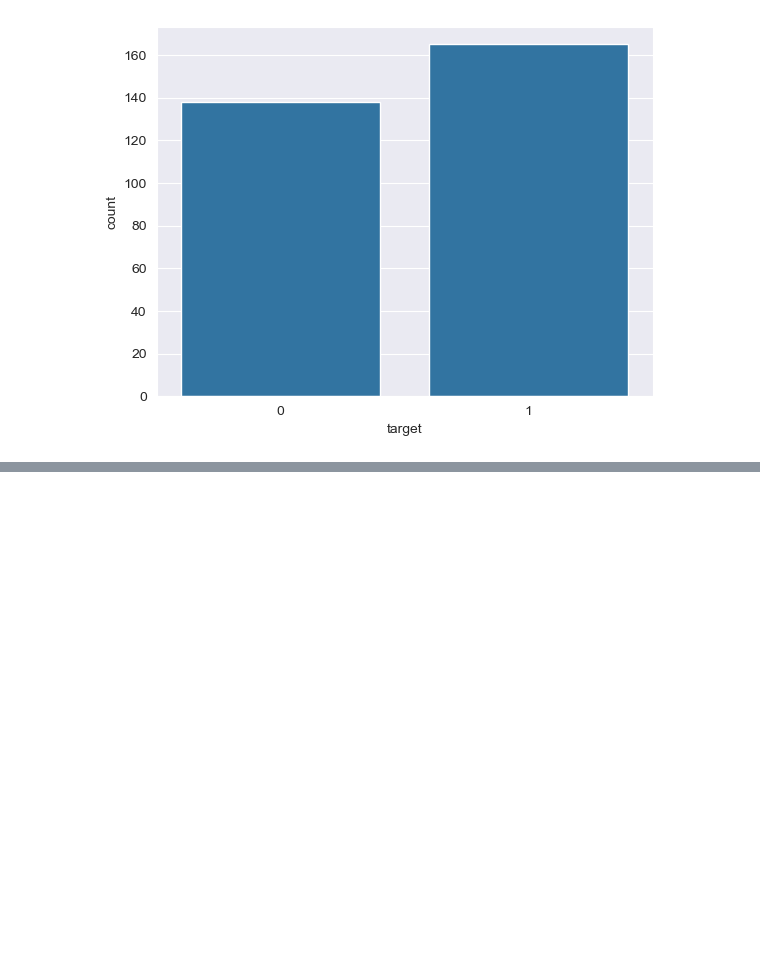
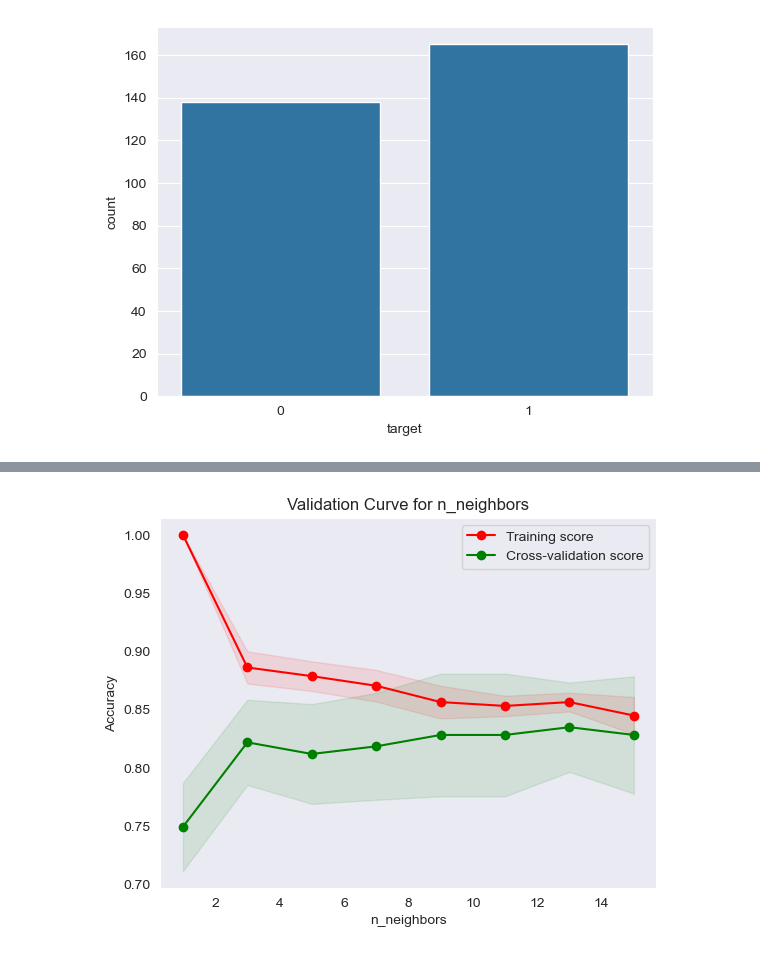
Before and after one commit to ankitsharma208/ASSGNMT_1_CLASSIFICATION, a Jupyter notebook: Dataset_1_HEART_DIS_PRED/Main.ipynb, the cells around one changed output, grey strips where cells are left out. Drawn from its saved outputs; the diff is of its cells as text; code cells hidden in the pictures; blank space fills up the shorter version.

```diff
--- a/Dataset_1_HEART_DIS_PRED/Main.ipynb
+++ b/Dataset_1_HEART_DIS_PRED/Main.ipynb
@@ -84,0 +196,12 @@ Y=heart_data.iloc[:,-1].values
+# %%
+sc = StandardScaler()
+Xplot = sc.fit_transform(Xplot)
+# %%
+neigh=KNeighborsClassifier()
+param_range_neighbors = [1, 3, 5, 7, 9, 11, 13, 15]
+plot_validation_curve(
+    estimator=neigh, X=Xplot, y=yplot,
+    param_name='n_neighbors', param_range=param_range_neighbors,
+)
+# %% [output]
+[figure, added]
```
Also changed, not shown: parts of 35 cells of this notebook, 1 other file.
